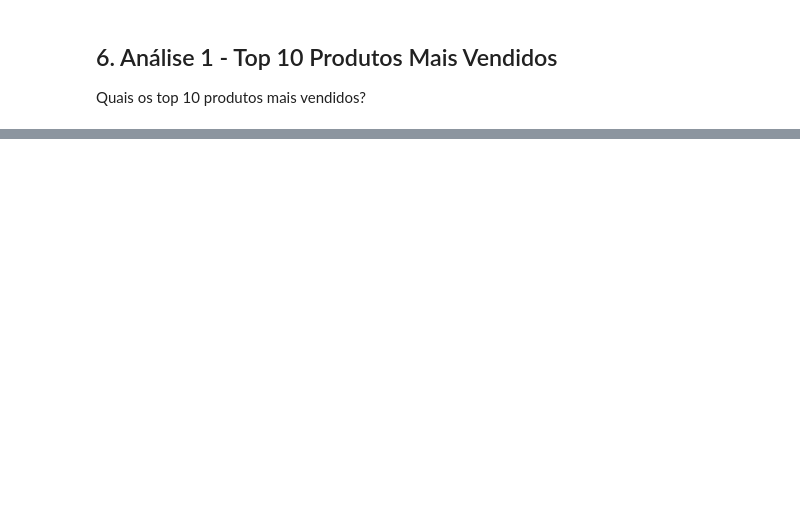
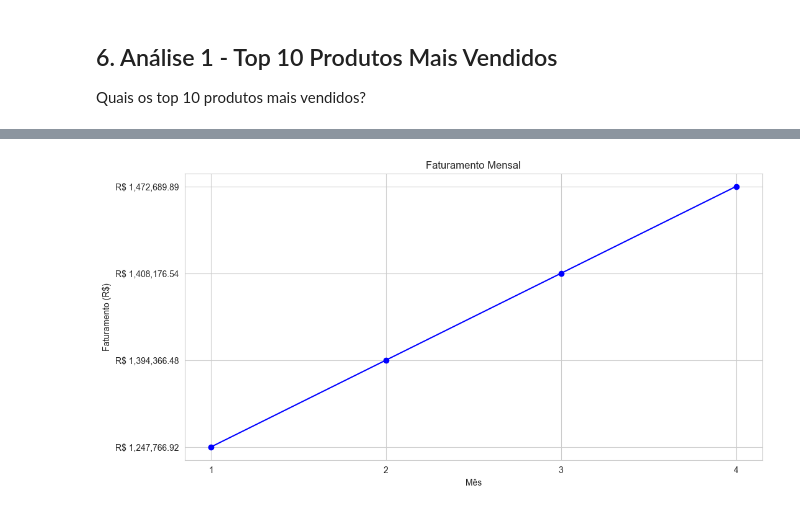
Before and after one commit to Afonso-eng/PORTIFOLIO, a Jupyter notebook: PROJETO E-COMERCE/PROJETO_ANALISE_VENDAS.ipynb, the cells around one changed output, grey strips where cells are left out. Cells and saved outputs as stored; diff of their text form; code cells hidden in the pictures; blank space fills up the shorter version.

```diff
--- a/PROJETO E-COMERCE/PROJETO_ANALISE_VENDAS.ipynb
+++ b/PROJETO E-COMERCE/PROJETO_ANALISE_VENDAS.ipynb
@@ -327,0 +341,12 @@ Passing `palette` without assigning `hue` is deprecated and will be removed in v
+# %%
+
+# Faturamento Mensal
+# Extraindo o mês e o ano da coluna 'Data_Pedido'
+df_vendas['Ano'] = df_vendas['Data_Pedido'].dt.year
+df_vendas['Mês'] = df_vendas['Data_Pedido'].dt.month
+
+# Calculando o faturamento mensal
+faturamento_mensal = df_vendas.groupby(['Ano', 'Mês'])['Faturamento'].sum().reset_index()
+#formatação da coluna de faturamento para moeda apenas para melhor visualização
+faturamento_mensal['Faturamento'] = faturamento_mensal['Faturamento'].apply(lambda x: f'R$ {x:,.2f}')
+faturamento_mensal
@@ -327,0 +359,14 @@ Passing `palette` without assigning `hue` is deprecated and will be removed in v
+# %%
+# Grafico de Faturamento Mensal
+plt.figure(figsize=(12,6))
+# Meses no eixo x e faturamento no eixo y
+plt.plot(faturamento_mensal.index, faturamento_mensal['Faturamento'], marker='o',color='b')
+# X label com mês formatado
+plt.xticks(faturamento_mensal.index, [f"{row['Mês']}" for _, row in faturamento_mensal.iterrows()])
+plt.xlabel("Mês")
+plt.ylabel("Faturamento (R$)")
+plt.title("Faturamento Mensal")
+plt.grid(True)
+plt.show()
+# %% [output]
+[figure, added]
```
Also changed, not shown: parts of 16 cells of this notebook.
